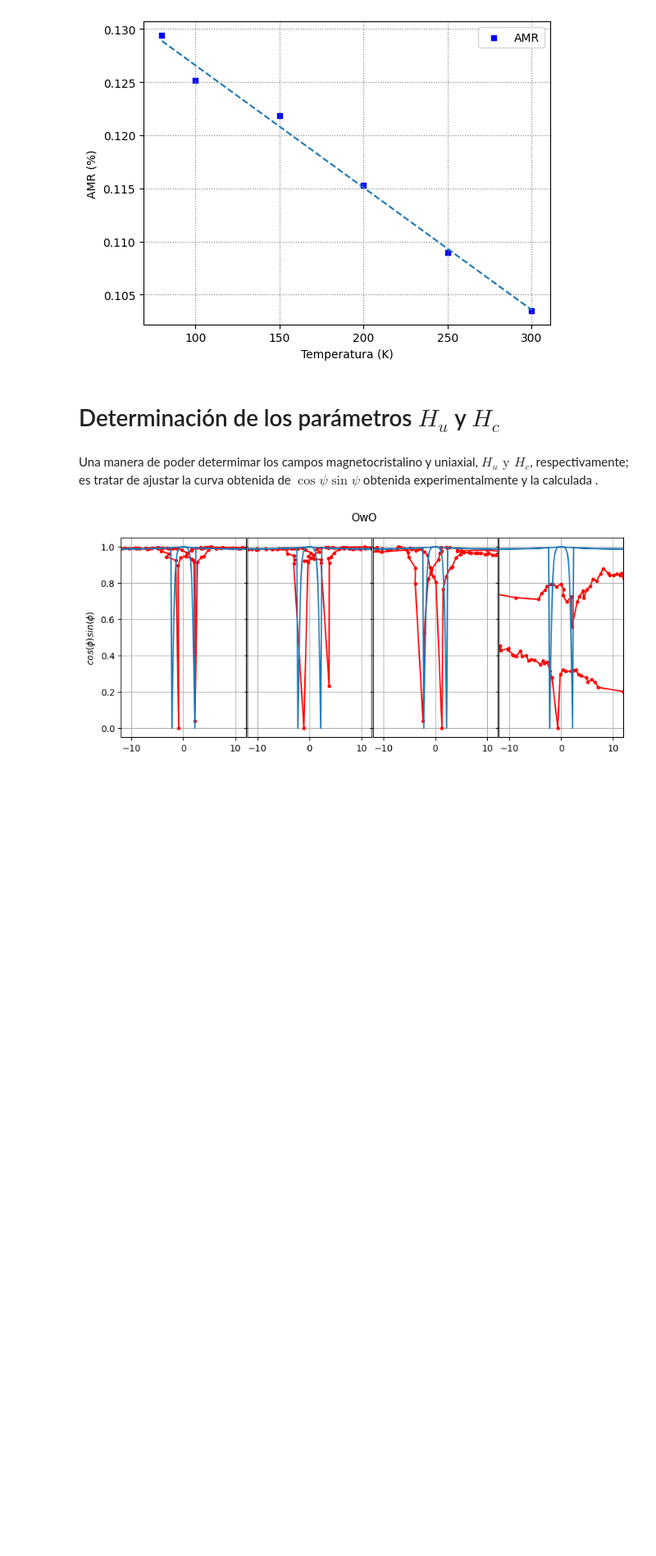
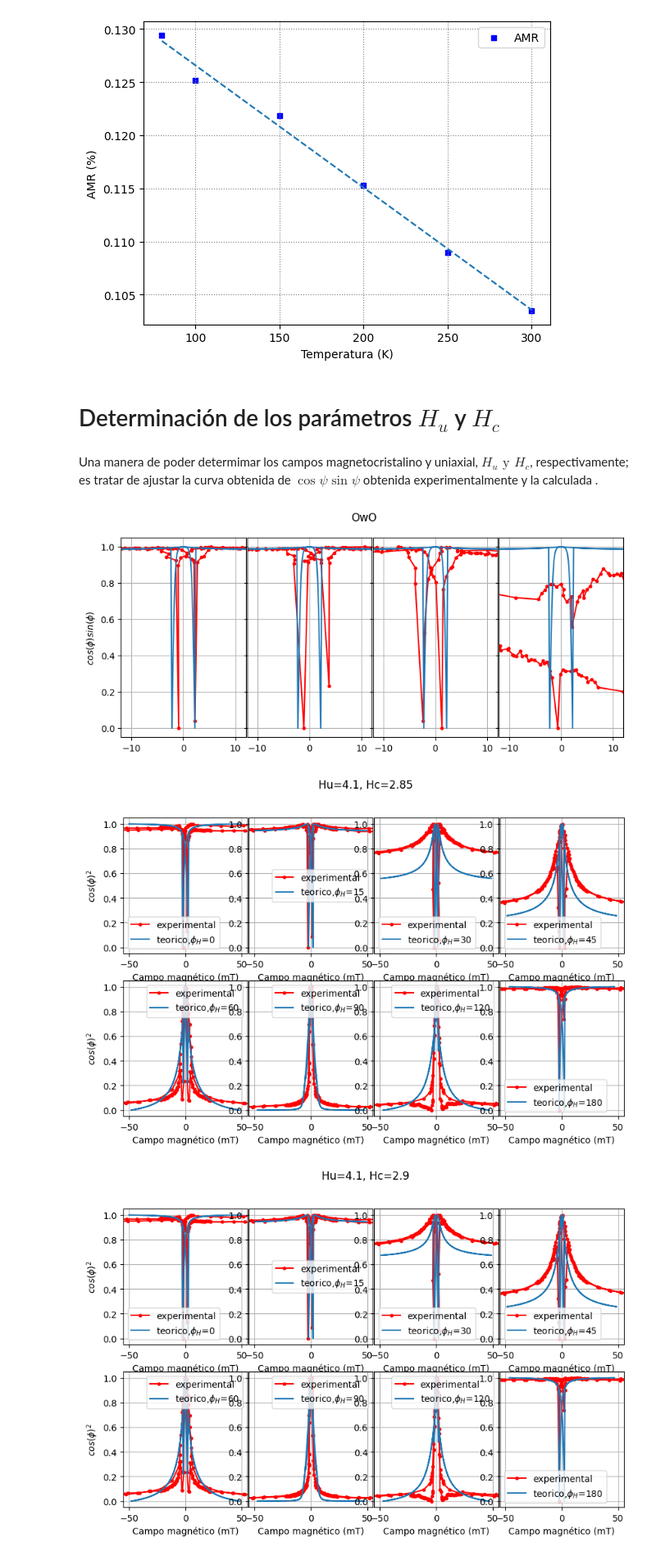
Before and after one commit to Aldairpaz1809/SPINUNI_Aldair, a Jupyter notebook: Tesis4_py.ipynb, the cells around one changed output. Shown at 82% size. Drawn from its saved outputs; the diff is of its cells as text; code cells hidden in the pictures; blank space fills up the shorter version.

```diff
--- a/Tesis4_py.ipynb
+++ b/Tesis4_py.ipynb
@@ -236,16 +236,16 @@ def mostrar_sector3(parametros,shift_field=0,shift_angle=0,title=""):
         # Simulación teórica
         parametros["phi_H"]=a+shift_angle
         phi_M,H=angulo(parametros,paso=1e-2)
-        rxy_normalizado = (rxx-min(rxx))/abs(max(rxx)-min(rxx))
+        rxx_normalizado = (rxx-min(rxx))/abs(max(rxx)-min(rxx))
         teo = np.cos(phi_M)*np.cos(phi_M)
         teo2 = (teo-min(teo))/abs(max(teo)-min(teo))
-        ax[k][l].plot(h+shift_field,rxy_normalizado,"-r.",label="experimental")
-        ax[k][l].plot(H,teo2,label=f"teorico, phi_H={a}")
+        ax[k][l].plot(h+shift_field,rxx_normalizado,"-r.",label="experimental")
+        ax[k][l].plot(H,teo2,label="teorico,"+r"$\phi_H$"+f"={a}")
 
         ax[k][l].plot()
         ax[k][l].grid()
         #ax[k].tick_params(labelbottom=False)
-        ax[k][l].set_xlim((-50,50))
+        ax[k][l].set_xlim((-50-5,50+5))
         ax[k][l].tick_params(labelleft=True)
         ax[k][l].set_xlabel("Campo magnético (mT)")
         ax[k][l].legend()
@@ -255,7 +255,10 @@ def mostrar_sector3(parametros,shift_field=0,shift_angle=0,title=""):
             k+=1
         #ax[0][:].tick_params(labelleft=True)
     fig.subplots_adjust(wspace=0.01)
-    #ax[0][:].set_ylabel(r"$cos(ϕ)sin(ϕ)$")
-    #fig.set_xlabel("Campo Magnético (mT)")
-    fig.suptitle(title)
+    ax[0][0].set_ylabel(r"$cos(ϕ)^2$")
+    ax[1][0].set_ylabel(r"$cos(ϕ)^2$")
+        #fig.set_xlabel("Campo Magnético (mT)")
+    plt.suptitle(title)
+    plt.savefig(f"amr{parametros['Hc'],parametros['Hu']}.png")
+
     plt.show()
@@ -261,0 +316,24 @@ def mostrar_sector3(parametros,shift_field=0,shift_angle=0,title=""):
+# %%
+Hc=3.1
+Hu=4.1
+parametros = {
+    "M": 170,     # mT
+    "Hc": Hc,
+    "Hu": Hu,
+    "H": 50,     # mT
+    "phi_u": -7.1,
+}
+for n in range(-5,5):
+    Hc=3.1+0.05*n
+    Hu=4.1
+    parametros = {
+        "M": 170,     # mT
+        "Hc": round(Hc,2),
+        "Hu": round(Hu,2),
+        "H": 50,     # mT
+        "phi_u": -7.1,
+    }
+    mostrar_sector3(parametros,shift_angle=-6.1,shift_field=-1,title=f"Hu={parametros['Hu']}, Hc={parametros['Hc']}")
+# %% [output]
+[figure, added]
+[figure, added]
```
Also changed, not shown: parts of 6 cells of this notebook.
